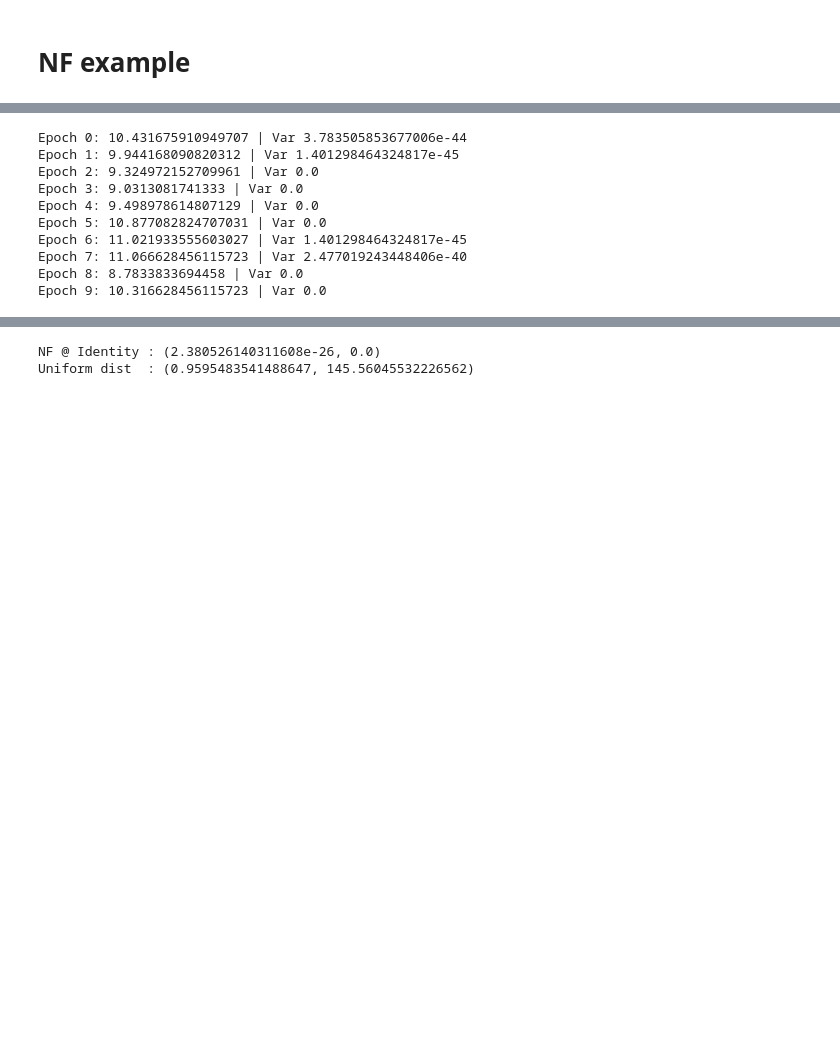
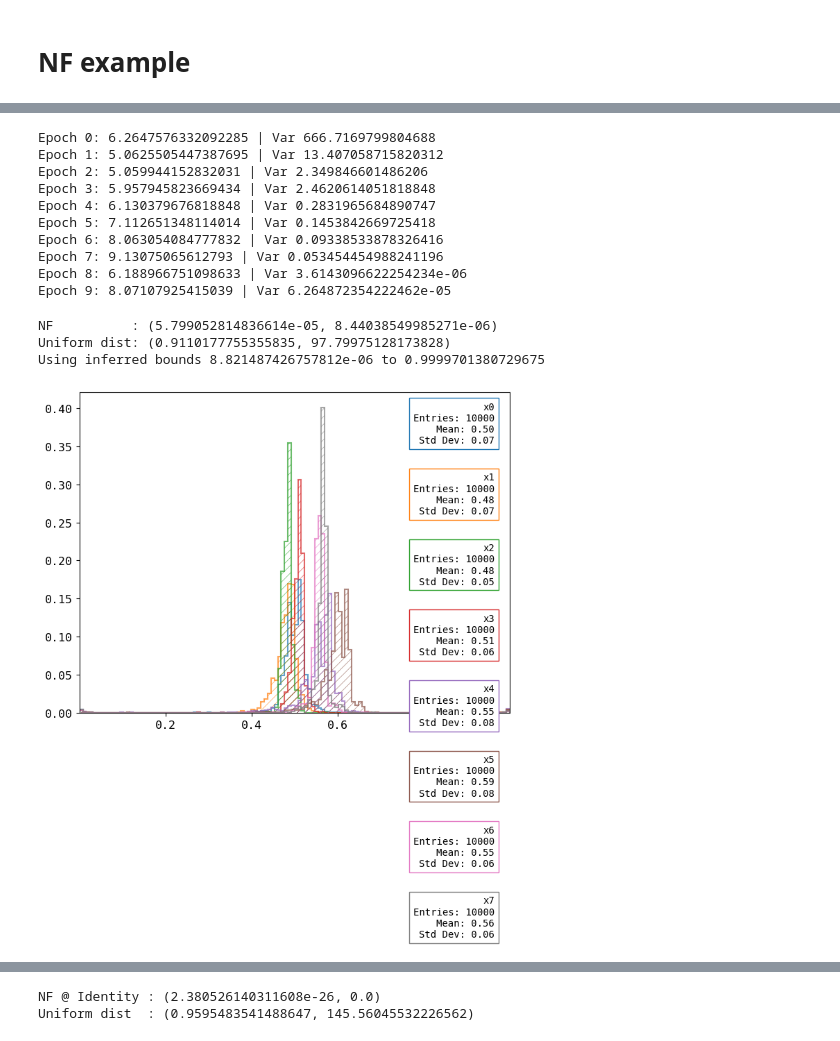
Before and after one commit to nVentis/MEM_HEP, a Jupyter notebook: notebooks/mem_nis_v2.ipynb, the cells around one changed output, grey strips where cells are left out. Drawn from its saved outputs; the diff is of its cells as text; code cells hidden in the pictures; blank space fills up the shorter version.

```diff
--- a/notebooks/mem_nis_v2.ipynb
+++ b/notebooks/mem_nis_v2.ipynb
@@ -360,20 +361,32 @@ def train_iflow(nfm, func:Callable, loss_func:Callable=kl_div,
         #if i % 10 == 0:
         print(f"Epoch {i}: {loss.item()} | Var {var}") #| Last LR {scheduler.get_last_lr()}")
 # %%
-n_samples = 64000
+n_samples = 16000
 #train_backward(nfm, func, n_epochs=20, n_samples=n_samples, lr=2e-4)
-train_iflow(nfm, func, loss_func=kl_div, n_epochs=10, n_samples=n_samples, lr=1e-3, context=context)
+train_iflow(nfm, func, loss_func=exp_div, n_epochs=10, n_samples=n_samples, lr=1e-3, context=context)
 # %% [output]
-Epoch 0: 10.431675910949707 | Var 3.783505853677006e-44
-Epoch 1: 9.944168090820312 | Var 1.401298464324817e-45
-Epoch 2: 9.324972152709961 | Var 0.0
-Epoch 3: 9.0313081741333 | Var 0.0
-Epoch 4: 9.498978614807129 | Var 0.0
-Epoch 5: 10.877082824707031 | Var 0.0
-Epoch 6: 11.021933555603027 | Var 1.401298464324817e-45
-Epoch 7: 11.066628456115723 | Var 2.477019243448406e-40
-Epoch 8: 8.7833833694458 | Var 0.0
-Epoch 9: 10.316628456115723 | Var 0.0
+Epoch 0: 6.2647576332092285 | Var 666.7169799804688
+Epoch 1: 5.0625505447387695 | Var 13.407058715820312
+Epoch 2: 5.059944152832031 | Var 2.349846601486206
+Epoch 3: 5.957945823669434 | Var 2.4620614051818848
+Epoch 4: 6.130379676818848 | Var 0.2831965684890747
+Epoch 5: 7.112651348114014 | Var 0.1453842669725418
+Epoch 6: 8.063054084777832 | Var 0.09338533878326416
+Epoch 7: 9.13075065612793 | Var 0.053454454988241196
+Epoch 8: 6.188966751098633 | Var 3.6143096622254234e-06
+Epoch 9: 8.07107925415039 | Var 6.264872354222462e-05
+# %%
+n_samples = 10000
+
+print(f'NF          : {get_result(nfm, func, n_samples=n_samples)}')
+print(f'Uniform dist: {get_result(a, func, n_samples=n_samples)}')
+
+plot_proposal(nfm, n_samples=n_samples)
+# %% [output]
+NF          : (5.799052814836614e-05, 8.44038549985271e-06)
+Uniform dist: (0.9110177755355835, 97.79975128173828)
+Using inferred bounds 8.821487426757812e-06 to 0.9999701380729675
+[figure, added]
 # %%
 n_samples = 10000
 plot_proposal(nfm, n_samples=n_samples)
```
Also changed, not shown: parts of 6 cells of this notebook, 1 other file.
